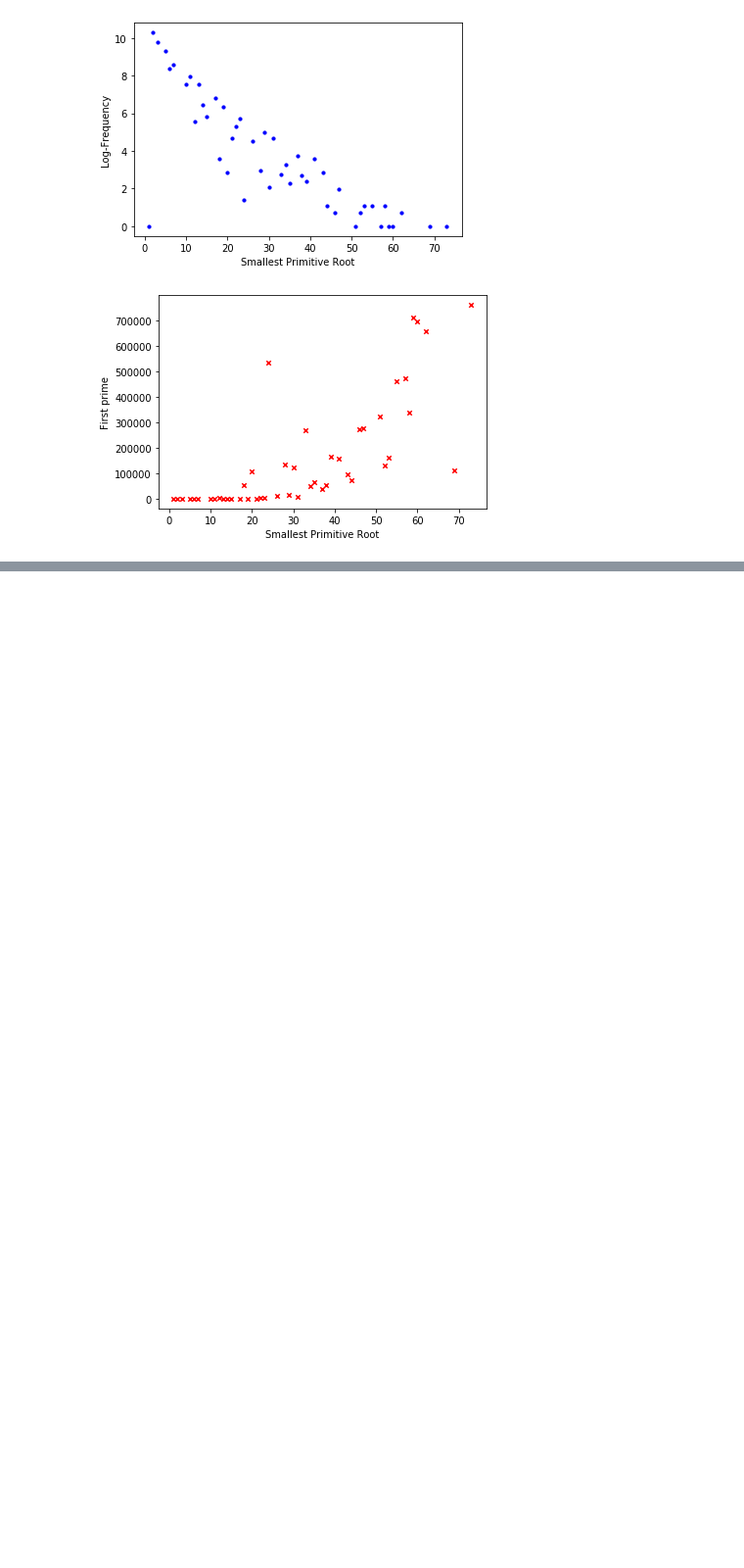
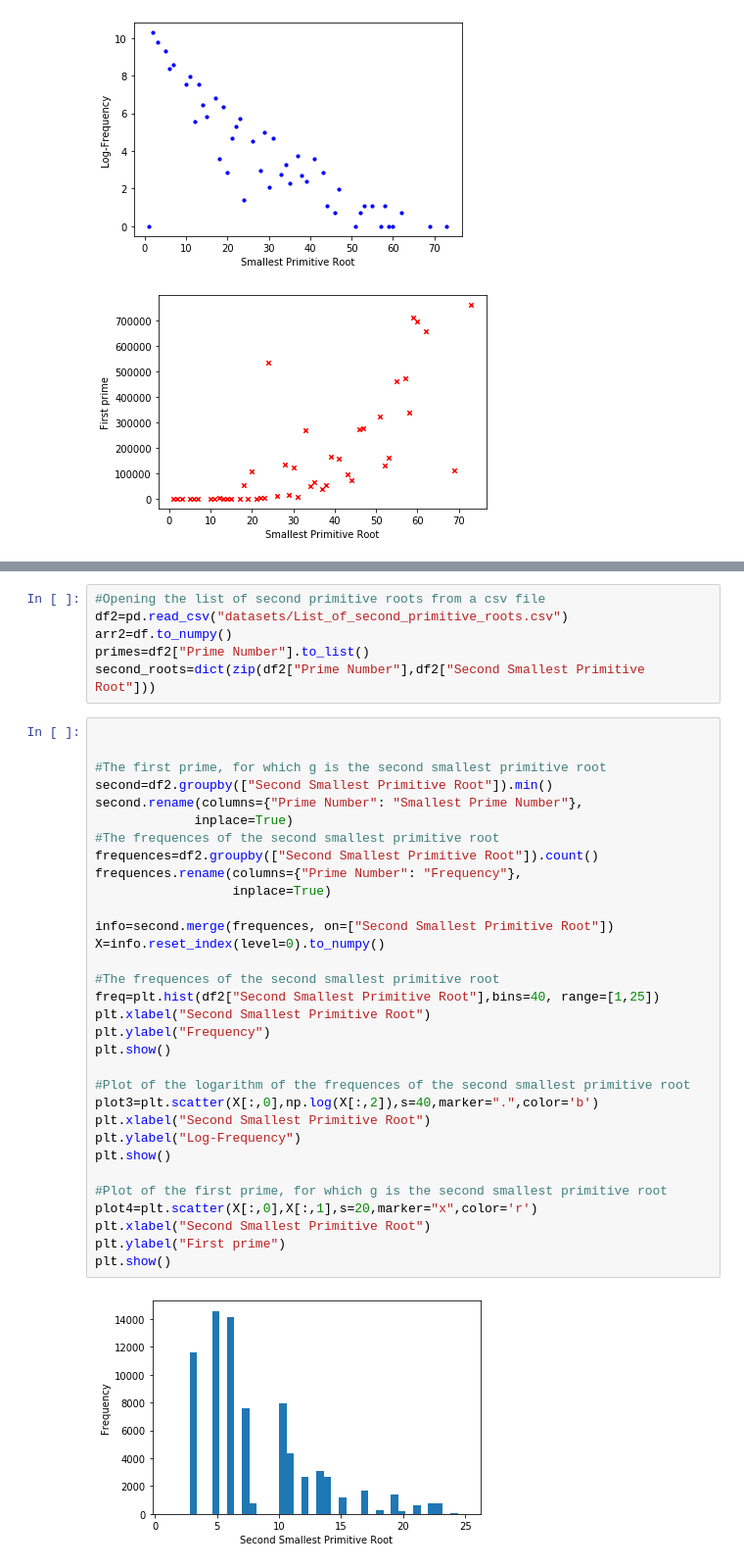
Before and after one commit to vpetkov4/Primitive-roots, a Jupyter notebook: Primitive Roots.ipynb, the cells around one changed output, grey strips where cells are left out. Shown at 98% size. Saved outputs shown, nothing was run; the diff lists cells and outputs as text; blank space fills up the shorter version.

```diff
--- a/Primitive Roots.ipynb
+++ b/Primitive Roots.ipynb
@@ -145,0 +173,40 @@ plt.show()
+# %%
+#Opening the list of second primitive roots from a csv file
+df2=pd.read_csv("datasets/List_of_second_primitive_roots.csv")
+arr2=df.to_numpy()
+primes=df2["Prime Number"].to_list()
+second_roots=dict(zip(df2["Prime Number"],df2["Second Smallest Primitive Root"]))
+# %%
+
+
+#The first prime, for which g is the second smallest primitive root
+second=df2.groupby(["Second Smallest Primitive Root"]).min()
+second.rename(columns={"Prime Number": "Smallest Prime Number"},
+             inplace=True)
+#The frequences of the second smallest primitive root
+frequences=df2.groupby(["Second Smallest Primitive Root"]).count()
+frequences.rename(columns={"Prime Number": "Frequency"},
+                  inplace=True)
+
+info=second.merge(frequences, on=["Second Smallest Primitive Root"])
+X=info.reset_index(level=0).to_numpy()
+
+#The frequences of the second smallest primitive root
+freq=plt.hist(df2["Second Smallest Primitive Root"],bins=40, range=[1,25])
+plt.xlabel("Second Smallest Primitive Root")
+plt.ylabel("Frequency")
+plt.show()
+
+#Plot of the logarithm of the frequences of the second smallest primitive root
+plot3=plt.scatter(X[:,0],np.log(X[:,2]),s=40,marker=".",color='b')
+plt.xlabel("Second Smallest Primitive Root")
+plt.ylabel("Log-Frequency")
+plt.show()
+
+#Plot of the first prime, for which g is the second smallest primitive root
+plot4=plt.scatter(X[:,0],X[:,1],s=20,marker="x",color='r')
+plt.xlabel("Second Smallest Primitive Root")
+plt.ylabel("First prime")
+plt.show()
+# %% [output]
+[figure, added]
```
Also changed, not shown: parts of 9 cells of this notebook.
